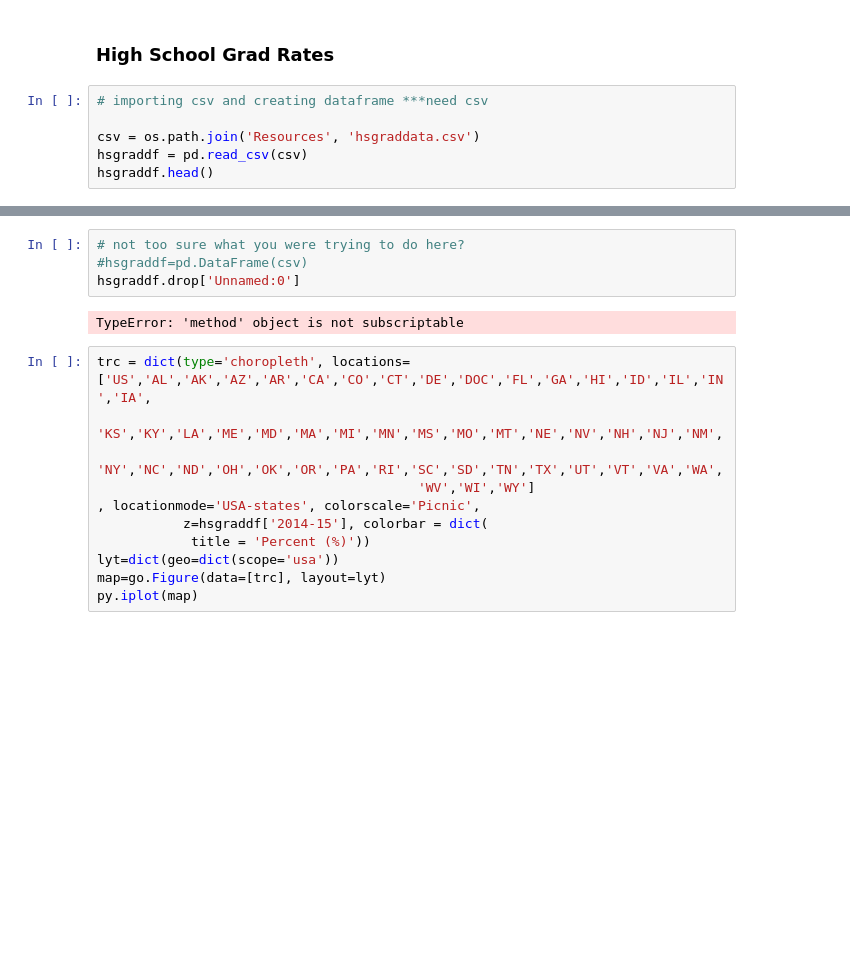
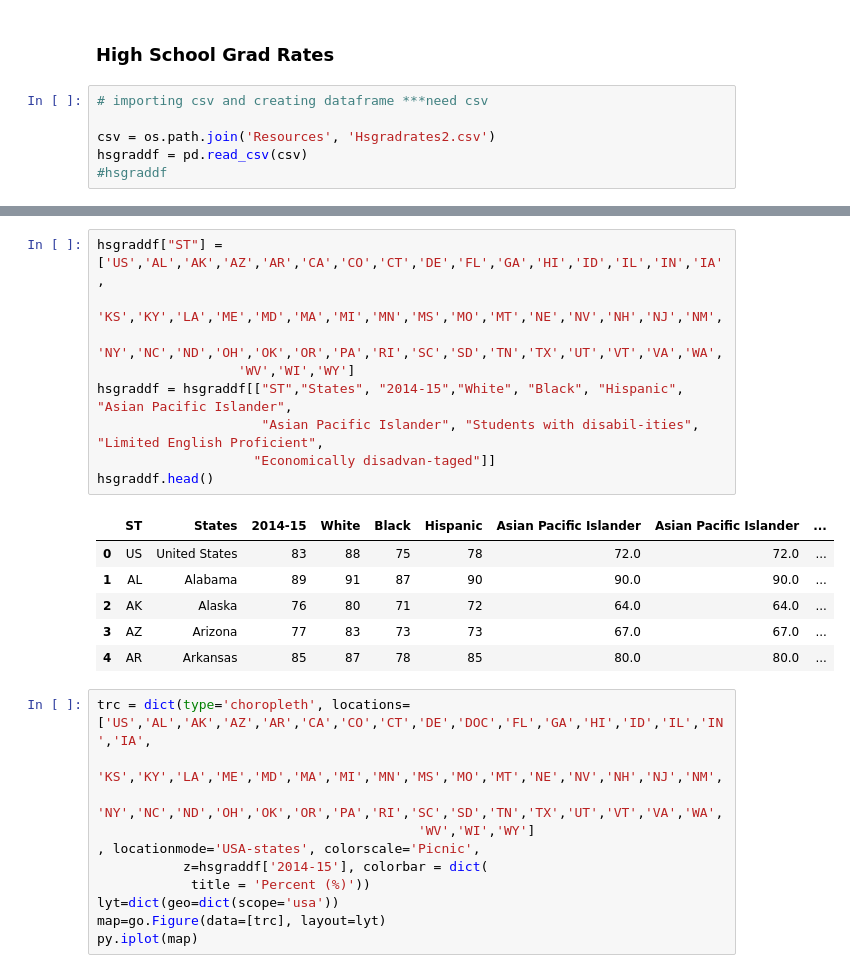
Before and after one commit to jelizalo/project-one, a Jupyter notebook: ProjectMaster.ipynb, the cells around one changed output, grey strips where cells are left out. Drawn from its saved outputs; the diff is of its cells as text; blank space fills up the shorter version.

Commit message:
updating dataframes

```diff
--- a/ProjectMaster.ipynb
+++ b/ProjectMaster.ipynb
@@ -269,6 +268,6 @@ py.iplot( fig, filename='d3-cloropleth-map' )
 # %%
 # importing csv and creating dataframe ***need csv
 
-csv = os.path.join('Resources', 'hsgraddata.csv')
+csv = os.path.join('Resources', 'Hsgradrates2.csv')
 hsgraddf = pd.read_csv(csv)
-hsgraddf.head()
+#hsgraddf
@@ -282,9 +274,19 @@ hsgraddf.head()
-# %%
-# not too sure what you were trying to do here?
-#hsgraddf=pd.DataFrame(csv)
-hsgraddf.drop['Unnamed:0']
-# %% [output]
-TypeError: 'method' object is not subscriptable
+# %%
+hsgraddf["ST"] = ['US','AL','AK','AZ','AR','CA','CO','CT','DE','FL','GA','HI','ID','IL','IN','IA',
+                  'KS','KY','LA','ME','MD','MA','MI','MN','MS','MO','MT','NE','NV','NH','NJ','NM',
+                  'NY','NC','ND','OH','OK','OR','PA','RI','SC','SD','TN','TX','UT','VT','VA','WA',
+                  'WV','WI','WY']
+hsgraddf = hsgraddf[["ST","States", "2014-15","White", "Black", "Hispanic", "Asian Pacific Islander",
+                     "Asian Pacific Islander", "Students with disabil-ities", "Limited English Proficient",
+                    "Economically disadvan-taged"]]
+hsgraddf.head()
+# %% [output]
+|  | ST | States | 2014-15 | White | Black | Hispanic | Asian Pacific Islander | Asian Pacific Islander | ... |
+| 0 | US | United States | 83 | 88 | 75 | 78 | 72.0 | 72.0 | ... |
+| 1 | AL | Alabama | 89 | 91 | 87 | 90 | 90.0 | 90.0 | ... |
+| 2 | AK | Alaska | 76 | 80 | 71 | 72 | 64.0 | 64.0 | ... |
+| 3 | AZ | Arizona | 77 | 83 | 73 | 73 | 67.0 | 67.0 | ... |
+| 4 | AR | Arkansas | 85 | 87 | 78 | 85 | 80.0 | 80.0 | ... |
 # %%
 trc = dict(type='choropleth', locations=['US','AL','AK','AZ','AR','CA','CO','CT','DE','DOC','FL','GA','HI','ID','IL','IN','IA',
                                          'KS','KY','LA','ME','MD','MA','MI','MN','MS','MO','MT','NE','NV','NH','NJ','NM',
```
Also changed, not shown: parts of 13 cells of this notebook.
